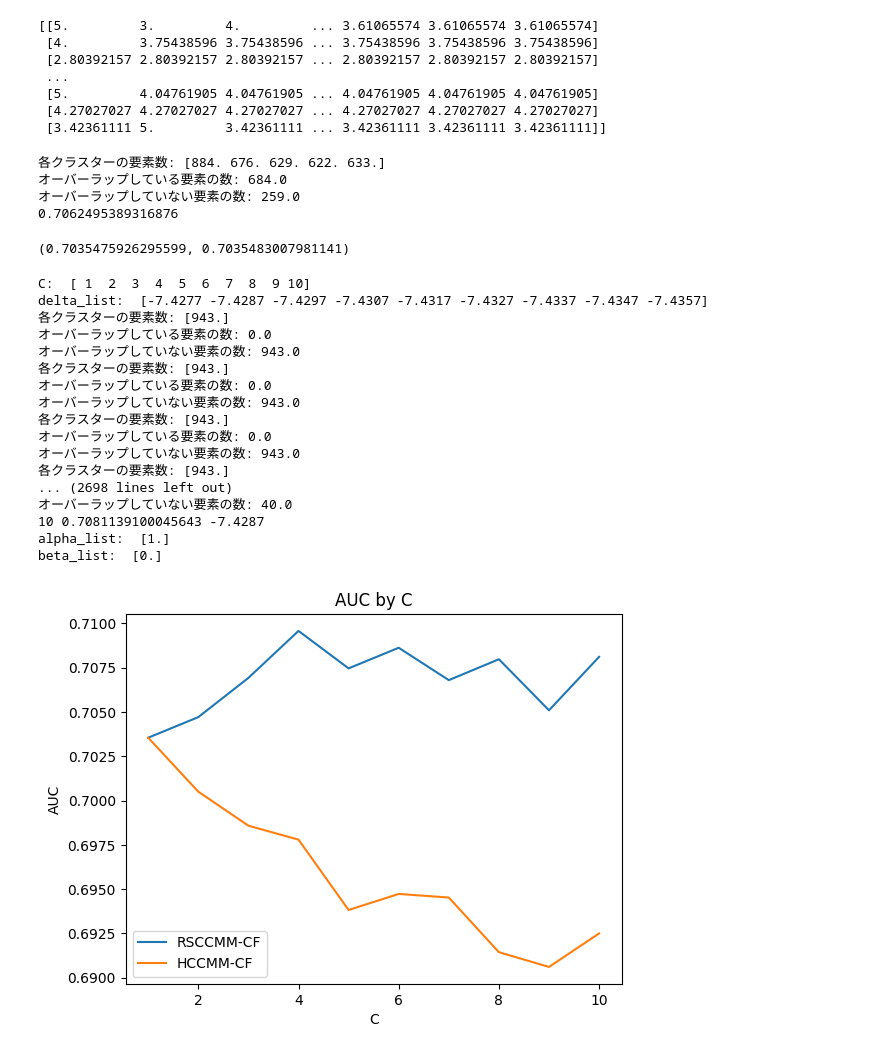
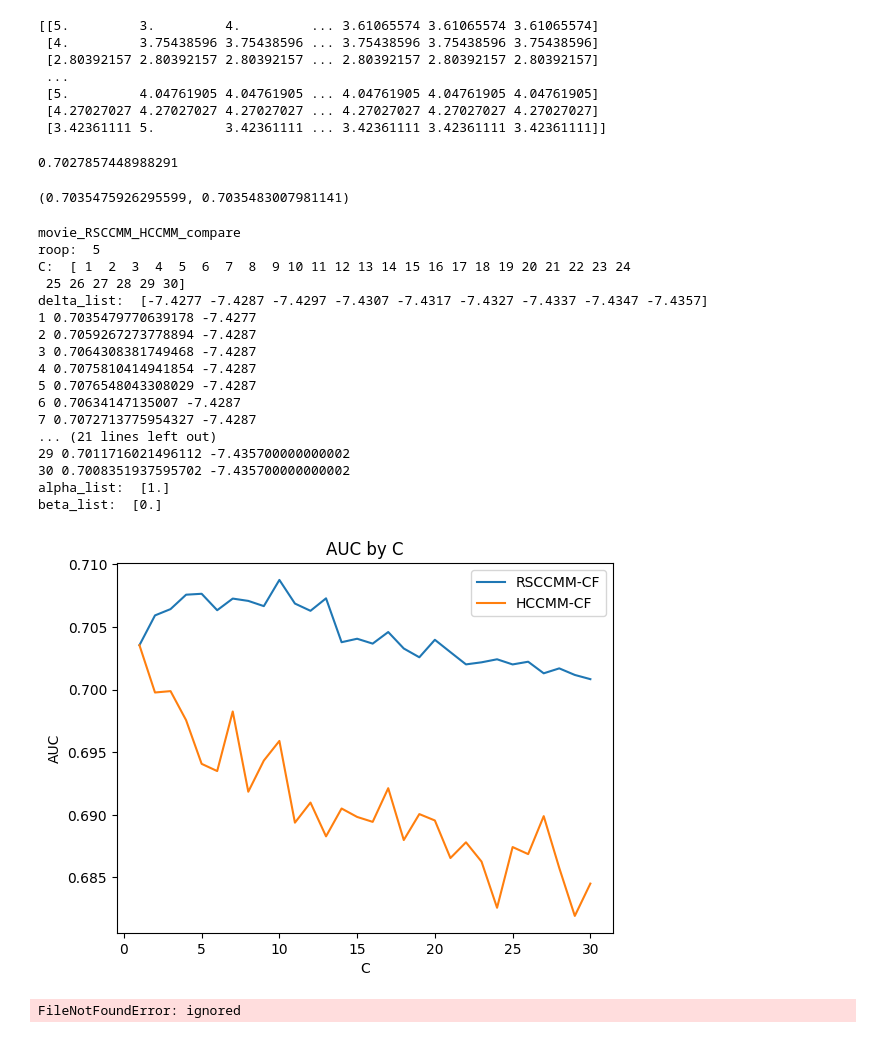
Before and after one commit to kimisuke0503/colab-research, a Jupyter notebook: movieLens_average/ave_movie_RSCCMM_CF_compare.ipynb, the cells around one changed output. Drawn from its saved outputs; the diff is of its cells as text; code cells hidden in the pictures.

```diff
--- a/movieLens_average/ave_movie_RSCCMM_CF_compare.ipynb
+++ b/movieLens_average/ave_movie_RSCCMM_CF_compare.ipynb
@@ -118,11 +120,11 @@ def RSCCMM_CF_AUC_AVE(roop, test, X, C, delta):
 
   for i in range(roop):
     r, rough_u = RSCCMM(X, C, delta)
-    print(f"各クラスターの要素数: {np.sum(rough_u, axis=1)}")
+    # print(f"各クラスターの要素数: {np.sum(rough_u, axis=1)}")
 
     n_overlaps = np.sum((np.sum(rough_u, axis=0) > 1).astype(np.float64))
-    print(f"オーバーラップしている要素の数: {n_overlaps}")
-    print(f"オーバーラップしていない要素の数: {X.shape[0] - n_overlaps}")
+    # print(f"オーバーラップしている要素の数: {n_overlaps}")
+    # print(f"オーバーラップしていない要素の数: {X.shape[0] - n_overlaps}")
 
     for j in range(test_num):
       r_test_score[j] = r[test[j][0]-1][test[j][1]-1]
@@ -134,10 +136,7 @@ def RSCCMM_CF_AUC_AVE(roop, test, X, C, delta):
 
 print(RSCCMM_CF_AUC_AVE(1, TEST, X_movie, 5, -7.43))
 # %% [output]
-各クラスターの要素数: [884. 676. 629. 622. 633.]
-オーバーラップしている要素の数: 684.0
-オーバーラップしていない要素の数: 259.0
-0.7062495389316876
+0.7027857448988291
 # %%
 #RCCMM
 def RCCMM_CF(X, C, a, b):
@@ -206,11 +205,11 @@ print(RCCMM_CF_AUC_AVE(10, TEST, X_movie, 30, 1.2, -5))
 (0.7035475926295599, 0.7035483007981141)
 # %%
 # 共通設定
-name = "movie_RSCCMM_RCCMM_compare"
+name = "ave_movie_RSCCMM_HCCMM_compare"
 print(name)
-roop = 10
+roop = 5
 print("roop: ", roop)
-x_C = np.arange(1,11,1)
+x_C = np.arange(1,31,1)
 print("C: ", x_C)
 output_rows = []
 output = [x_C.tolist()]
@@ -266,45 +265,71 @@ output.append(y_RCCMM_auc_ave)
 
 
 # 画像出力
 plt.plot(x_C, y_RSCCMM_auc_ave, label="RSCCMM-CF")
 # plt.plot(x_C, y_RCCMM_auc_ave, label="RCCMM-CF")
 plt.plot(x_C, y_RCCMM_auc_ave, label="HCCMM-CF")
 #plt.xticks(x_C, x_C)
 plt.legend()
 plt.title('AUC by C')
 plt.xlabel('C')
 plt.ylabel('AUC')
 #plt.grid(True)
 plt.savefig(f"{name}.png", format="png", dpi=300)
 
 #csv出力
 with open(f'{name}.csv', 'wt', encoding='utf-8', newline='') as fout:
     writer = csv.writer(fout)
     writer.writerows(output)
 
 output_info = [["手法", "クラスター数", "AUC", "パラメータ1", "パラメータ2"]]
 for row in output_rows:
   output_info.append(row)
 
 with open(f'{name}_info.csv', 'wt', encoding='utf-8', newline='') as fout:
     writer = csv.writer(fout)
     writer.writerows(output_info)
 # %% [output]
-C:  [ 1  2  3  4  5  6  7  8  9 10]
+movie_RSCCMM_HCCMM_compare
+roop:  5
+C:  [ 1  2  3  4  5  6  7  8  9 10 11 12 13 14 15 16 17 18 19 20 21 22 23 24
+ 25 26 27 28 29 30]
 delta_list:  [-7.4277 -7.4287 -7.4297 -7.4307 -7.4317 -7.4327 -7.4337 -7.4347 -7.4357]
-各クラスターの要素数: [943.]
-オーバーラップしている要素の数: 0.0
-オーバーラップしていない要素の数: 943.0
-各クラスターの要素数: [943.]
-オーバーラップしている要素の数: 0.0
-オーバーラップしていない要素の数: 943.0
-各クラスターの要素数: [943.]
-オーバーラップしている要素の数: 0.0
-オーバーラップしていない要素の数: 943.0
-各クラスターの要素数: [943.]
-... (2698 lines left out)
-オーバーラップしていない要素の数: 40.0
-10 0.7081139100045643 -7.4287
+1 0.7035479770639178 -7.4277
+2 0.7059267273778894 -7.4287
+3 0.7064308381749468 -7.4287
+4 0.7075810414941854 -7.4287
+5 0.7076548043308029 -7.4287
+6 0.70634147135007 -7.4287
+7 0.7072713775954327 -7.4287
+... (21 lines left out)
+29 0.7011716021496112 -7.435700000000002
+30 0.7008351937595702 -7.435700000000002
 alpha_list:  [1.]
 beta_list:  [0.]
-[figure, old version]
+[figure, new version]
+# %%
+# csvデータから再現
+name = "ave_movie_RSCCMM_HCCMM_compare"
+labels=["RSCCMM-CF", "HCCMM-CF"]
+input = pd.read_csv(f'{name}.csv', header=None)
+
+input_x_C = input.values[0] # Cのリスト
+input_y_RSCCMM_auc = input.values[1] # RSCCMM-CF results
+input_y_RCCMM_auc = input.values[2] # RCCMM-CF resulets
+
+print(input_x_C)
+print(input_y_RSCCMM_auc)
+print(input_y_RCCMM_auc)
+
+plt.plot(input_x_C, input_y_RSCCMM_auc, marker = 'o', label=labels[0])
+plt.plot(input_x_C, input_y_RCCMM_auc, marker = "o", label=labels[1])
+
+
+plt.legend()
+plt.title('AUC by C')
+plt.xlabel('C')
+plt.ylabel('AUC')
+plt.grid(True)
+plt.savefig(f"{name}.png", format="png", dpi=300)
+# %% [output]
+FileNotFoundError: ignored
```
Also changed, not shown: parts of 1 cell of this notebook.
